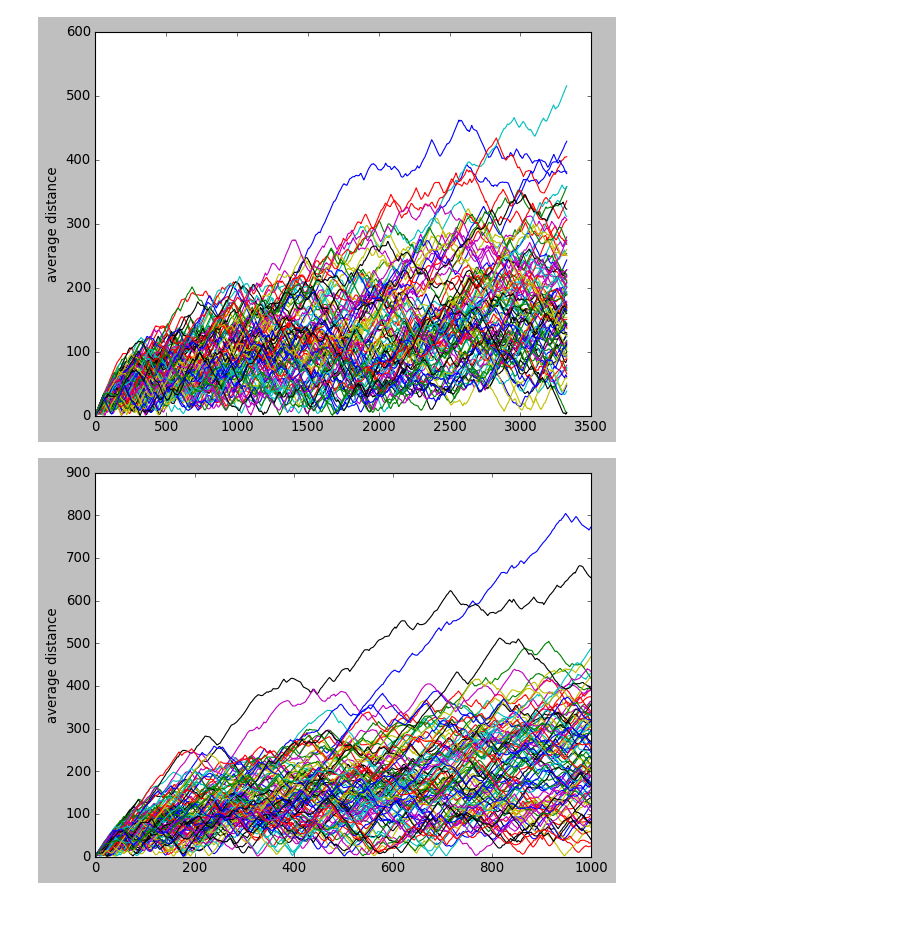
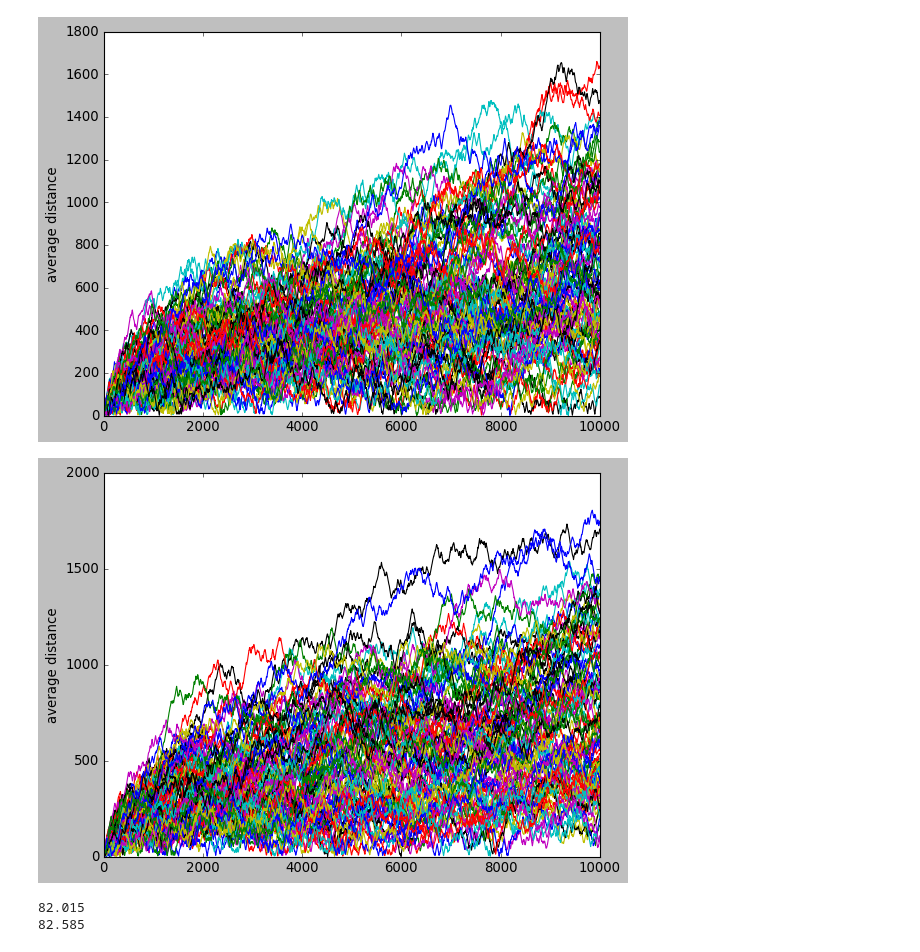
Before and after one commit to ionut199418/ionut, a Jupyter notebook: average_distance+from+the+origin.ipynb, the cells around one changed output. Cells and saved outputs as stored; diff of their text form; code cells hidden in the pictures; blank space fills up the shorter version.

```diff
--- a/average_distance+from+the+origin.ipynb
+++ b/average_distance+from+the+origin.ipynb
@@ -593,7 +712,7 @@ guess = [5.0,2.0]
 # Prepare storing MCMC chain as array of arrays.
 A2 = [guess]
 # define stepsize of MCMC.
-stepsizes = [0.015,0.015]  # array of stepsizes
+stepsizes = [0.005,0.005]  # array of stepsizes
 accepted  = 0.0
 old_theta=guess# define initial values for theta
 old_loglik = log_likelihood(data,old_theta[0],old_theta[1])#calculate the first log likelihood
@@ -683,0 +863,3 @@ Text(0.5,0,'number ')
+# %%
+x_new=f(t_new)
+y_new=g(t_new)
@@ -683,0 +989,33 @@ Text(0.5,0,'number ')
+# %%
+# now changing the parameters and n with the ones that I got
+def rw2_change(n_change):# this gives samples from weibull(5,2)
+    x_change=np.zeros(n_change)
+    y_change=np.zeros(n_change)
+    theta=[0]*n_change
+    distance=[0]*n_change
+    theta[0]=wrapcauchy.rvs(c_change,loc=0,size=1)
+    if theta[0]>2*math.pi:
+            theta[0] = theta[0] - 2* math.pi
+    if theta[0]<0:
+            theta[0] = theta[0] + 2* math.pi
+    for i in range(1,n_change):
+        r=random.weibullvariate(alpha_change,beta_change)
+        theta[i]=wrapcauchy.rvs(c_change,loc=theta[i-1],size=1)# c is the shape parameter
+        if theta[i]>2*math.pi:
+            theta[i] =theta[i] - 2* math.pi
+        if theta[i]<0:
+            theta[i] = theta[i] + 2* math.pi
+        x_change[i]=x_change[i-1]+r*math.cos(theta[i])
+        y_change[i]=y_change[i-1]+r*math.sin(theta[i])
+        distance[i]=(x_change[i]**2+y_change[i]**2)**0.5
+    return distance
+
+n_change=len(new_data) #int(input("how many steps?"))
+alpha_change=scale_mean #int(input("what's the scale?"))
+beta_change=shape_mean #int(input("what's the shape?"))
+c_change=np.mean(A1)# float(input("What's the shape parameter for the wrapped Cauchy?"))# this needs to be between 0 and 1
+# %%
+number_of_simulations=100
+average_distances_change=np.zeros((number_of_simulations,n_change))
+for i in range(number_of_simulations):
+    average_distances_change[i]=rw2_change(n_change)
@@ -684,10 +1069,18 @@ Text(0.5,0,'number ')
 # %%
-plt.plot(average_distances_change.T)
+plt.plot(t_new[:-2],average_distances_change.T)
 plt.ylabel('average distance')
 plt.show()
-plt.plot(average_distances.T)
+plt.plot(t,average_distances.T)
 plt.ylabel('average distance')
 plt.show()
 # %% [output]
-[figure, old version]
+[figure, new version]
-[figure, old version]
+[figure, new version]
+# %%
+import numpy as np
+a = [154, 400, 1124, 82, 94, 108]
+print(np.percentile(a,0.025))# gives the 95th percentile
+print(np.percentile(a,0.975))
+# %% [output]
+82.015
+82.585
```
Also changed, not shown: parts of 52 cells of this notebook, 5 other files.
